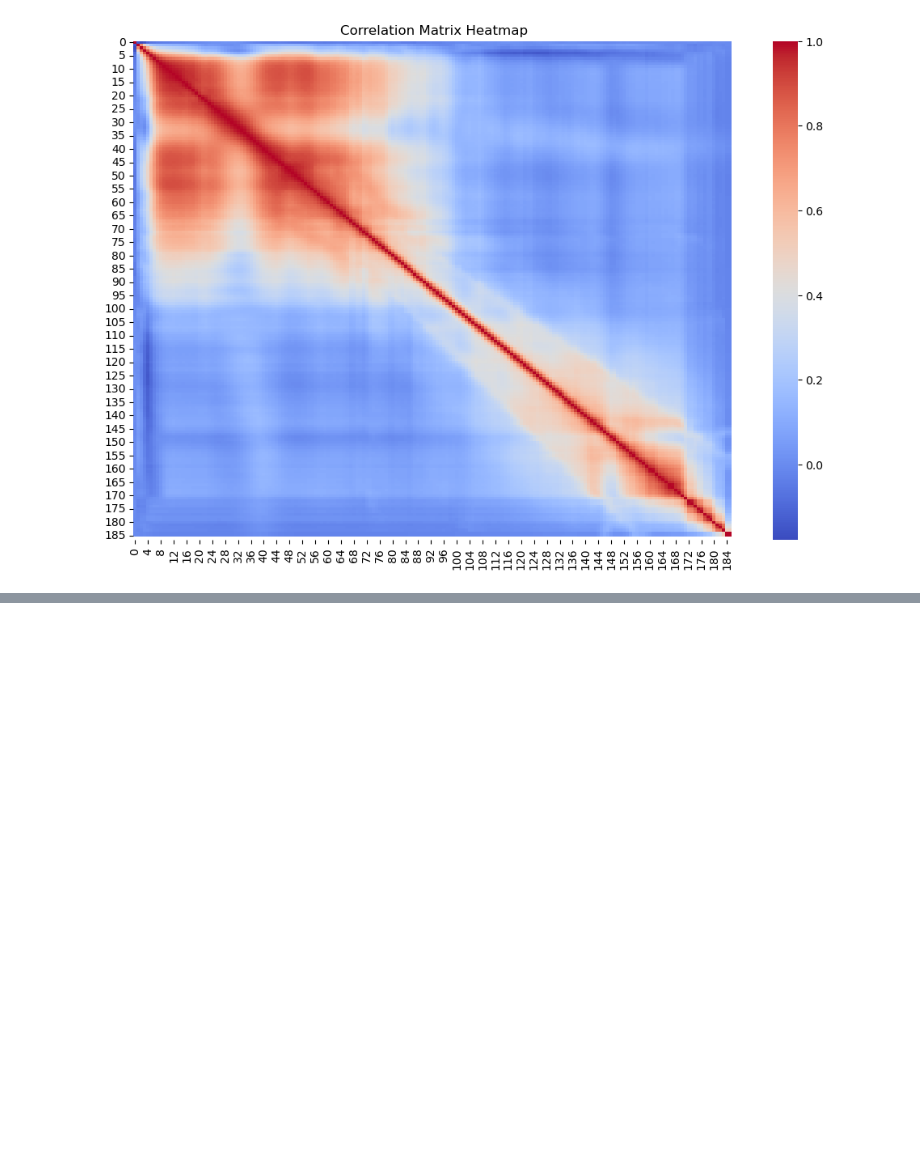
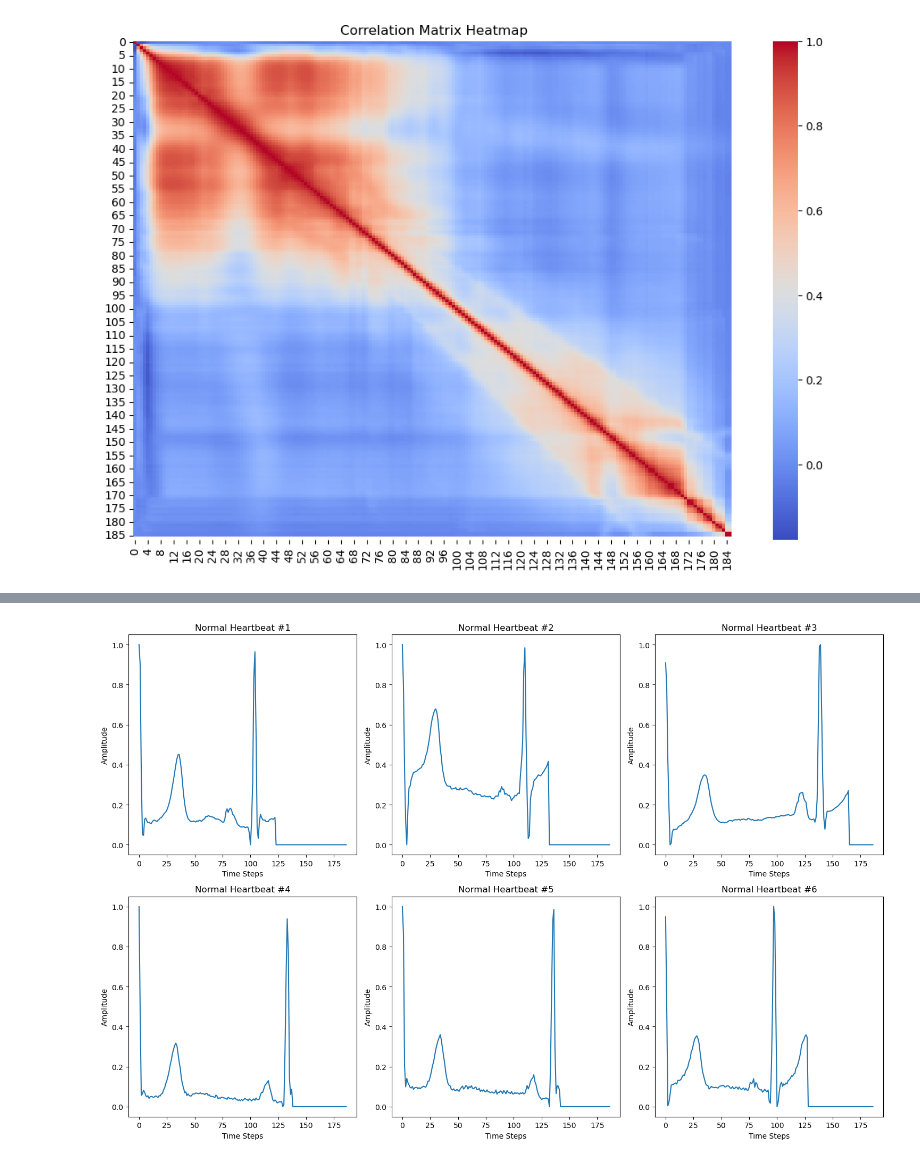
Before and after one commit to arilui/EKGenie, a Jupyter notebook: HawraaJupyter.ipynb, the cells around one changed output, grey strips where cells are left out. Cells and saved outputs as stored; diff of their text form; code cells hidden in the pictures; blank space fills up the shorter version.

```diff
--- a/HawraaJupyter.ipynb
+++ b/HawraaJupyter.ipynb
@@ -215,0 +356,20 @@ Correlation Matrix:
+# %%
+def load_data(path):
+    # Load CSVs
+    normal = pd.read_csv(os.path.join(path, "ptbdb_normal.csv"), header=None)
+    abnormal = pd.read_csv(os.path.join(path, "ptbdb_abnormal.csv"), header=None)
+
+    # Combine them
+    data = pd.concat([normal, abnormal], ignore_index=True)
+
+    # Split features and labels (last column is label)
+    X = data.iloc[:, :-1]  # all columns except last
+    y = data.iloc[:, -1]   # last column is label
+
+    return X, y
+# %%
+X, y = load_data(path)
+
+print("Features shape:", X.shape)
+print("Labels shape:", y.shape)
+print("Label distribution:\n", y.value_counts())
@@ -215,0 +405,15 @@ Correlation Matrix:
+# %%
+fig, ax = plt.subplots(nrows=2, ncols=3, figsize=(15, 10))
+ax = ax.flatten()
+
+# Plot 6 normal heartbeats starting from index 0
+for i in range(6):
+    ax[i].plot(X.iloc[i])
+    ax[i].set_title(f"Normal Heartbeat #{i + 1}")
+    ax[i].set_xlabel("Time Steps")
+    ax[i].set_ylabel("Amplitude")
+
+plt.tight_layout()
+plt.show()
+# %% [output]
+[figure, added]
```
Also changed, not shown: parts of 21 cells of this notebook.
